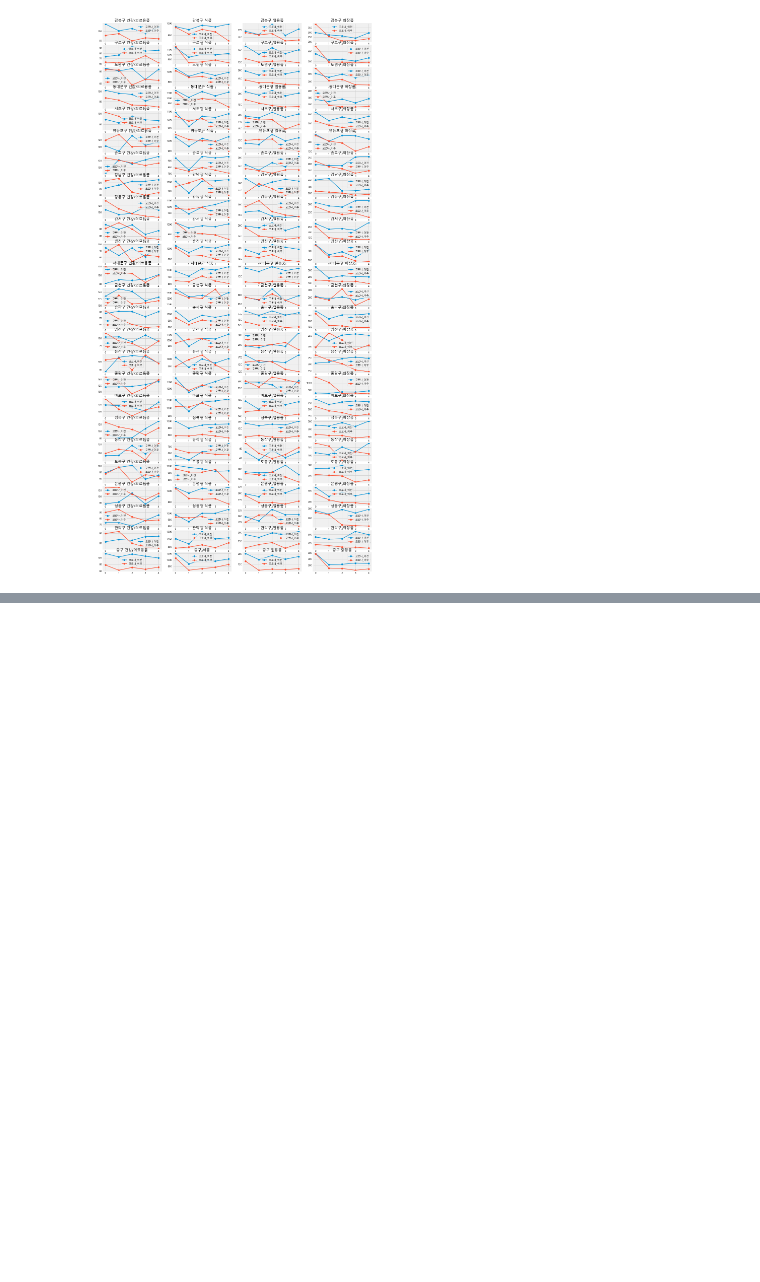
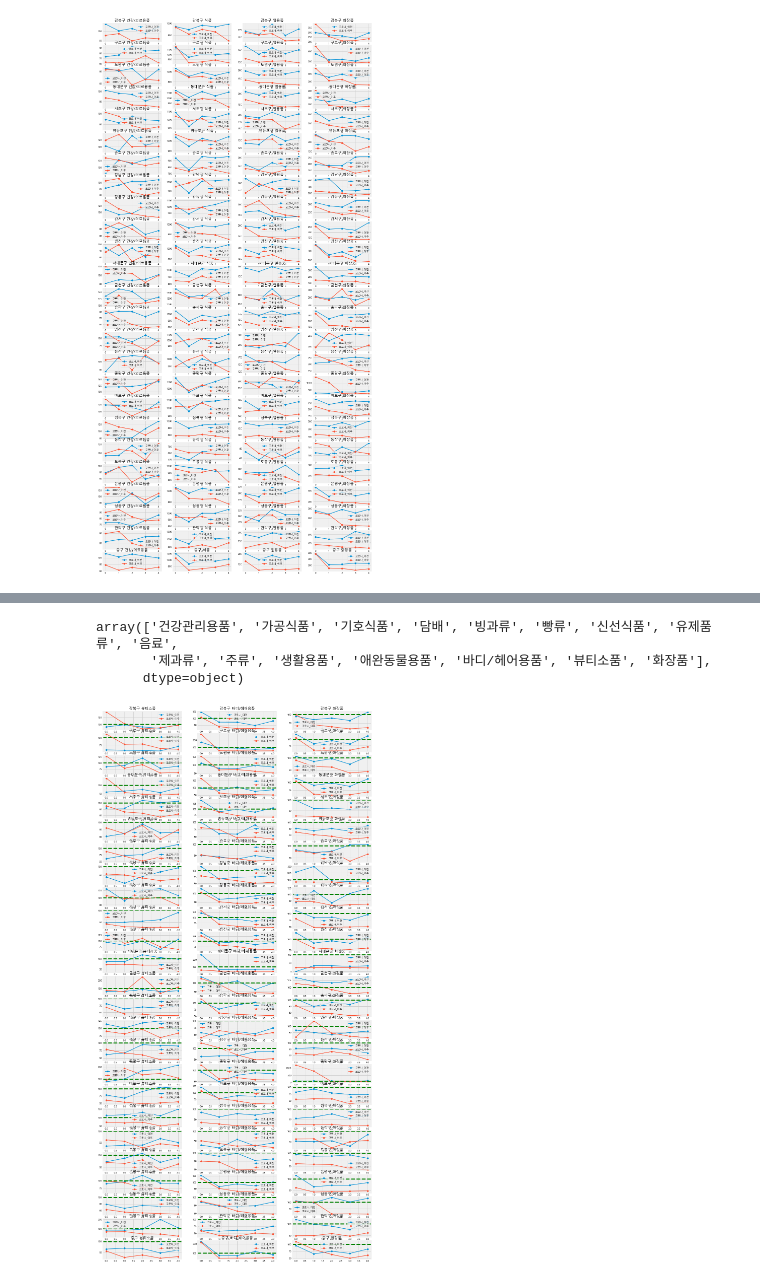
Before and after one commit to BaeHyungjun/TeamFPB, a Jupyter notebook: index data 만지기.ipynb, the cells around one changed output, grey strips where cells are left out. Cells and saved outputs as stored; diff of their text form; code cells hidden in the pictures; blank space fills up the shorter version.

```diff
--- a/index data 만지기.ipynb
+++ b/index data 만지기.ipynb
@@ -192,0 +210,21 @@ def masking(df,age,gender):
+# %%
+index_all["catm"].unique()
+# %% [output]
+array(['건강관리용품', '가공식품', '기호식품', '담배', '빙과류', '빵류', '신선식품', '유제품류', '음료',
+       '제과류', '주류', '생활용품', '애완동물용품', '바디/헤어용품', '뷰티소품', '화장품'],
+      dtype=object)
+# %%
+fig, ax = plt.subplots(25,3,figsize=(17,40))
+cols = ["period","뷰티소품","바디/헤어용품","화장품"]
+for i in list(gu):
+    index_piv = gen_pivot(index_all,"catm",i)[cols]
+    index_bf = index_piv[:5]
+    index_af = index_piv[12:]
+    for j in range(1,4):
+        ax[list(gu).index(i)][j-1].plot(np.array(index_bf[list(index_bf.columns)[j]]),marker='o', linewidth=2,label='코로나_이전')
+        ax[list(gu).index(i)][j-1].plot(np.array(index_af[list(index_af.columns)[j]]),marker='o', linewidth=2,label='코로나_이후')
+        ax[list(gu).index(i)][j-1].axhline(y=100,linestyle ='--', c = "green")
+        ax[list(gu).index(i)][j-1].legend()
+        ax[list(gu).index(i)][j-1].set_title("{} {}".format(i,np.array(list(index_bf.columns)[j])))
+# %% [output]
+[figure, added]
```
Also changed, not shown: parts of 6 cells of this notebook.
